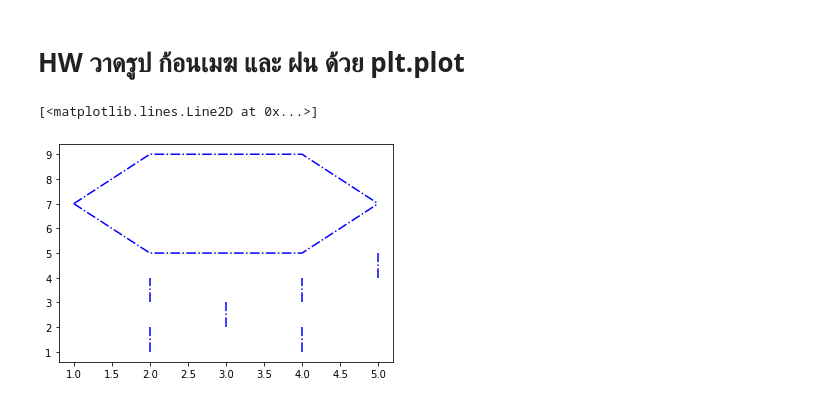
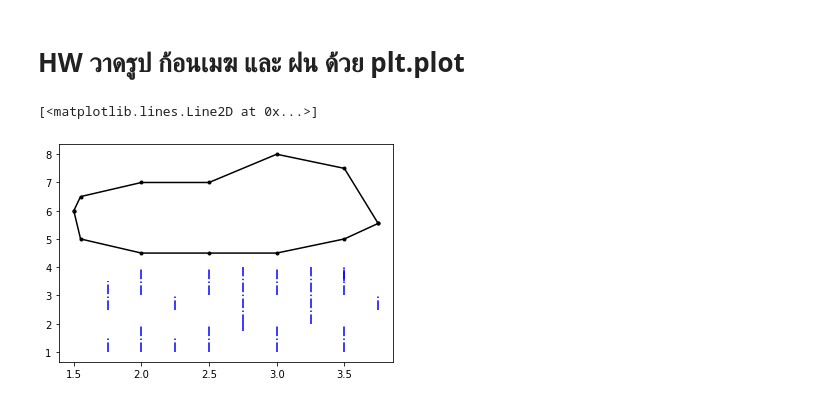
Before and after one commit to Jennapa-colab/data_viz_2022, a Jupyter notebook: DataViz04_Data_Comparison.ipynb, the cells around one changed output. Drawn from its saved outputs; the diff is of its cells as text; code cells hidden in the pictures.

Commit message:
Complete HW วาดรูป ก้อนเมฆ และ ฝน ด้วย plt.plot

```diff
--- a/DataViz04_Data_Comparison.ipynb
+++ b/DataViz04_Data_Comparison.ipynb
@@ -138,17 +138,27 @@ plt.ylabel('size (cm)'); # เติมชื่อ แกน y
 [figure]
 # %% [markdown]
 # HW วาดรูป ก้อนเมฆ และ ฝน ด้วย plt.plot
-# %%
-# ฝน
-plt.plot([2,2],[1,2],'b-.')
-plt.plot([2,2],[3,4],'b-.')
-plt.plot([3,3],[2,3],'b-.')
-plt.plot([4,4],[1,2],'b-.')
-plt.plot([4,4],[3,4],'b-.')
-plt.plot([5,5],[4,5],'b-.')
-# ก้อนเมฆ
-plt.plot([1,2,3,4,5],[7,5,5,5,7],'b-.')
-plt.plot([1,2,3,4,5],[7,9,9,9,7],'b-.')
-# %% [output]
-[<matplotlib.lines.Line2D at 0x...>]
-[figure, removed]
+# %%
+plt.plot([2,2],[1,2],'b-.')
+plt.plot([2,2],[3,4],'b-.')
+plt.plot([3,3],[3,4],'b-.')
+plt.plot([3,3],[1,2],'b-.')
+plt.plot([3.5,3.5],[3,4],'b-.')
+plt.plot([3.5,3.5],[3.5,4],'b-.')
+plt.plot([3.5,3.5],[1,2],'b-.')
+plt.plot([2.5,2.5],[1,2],'b-.')
+plt.plot([2.5,2.5],[3,4],'b-.')
+plt.plot([1.75,1.75],[2.5,3.5],'b-.')
+plt.plot([3.75,3.75],[2.5,3],'b-.')
+plt.plot([2.25,2.25],[2.5,3],'b-.')
+plt.plot([2.25,2.25],[1,1.5],'b-.')
+plt.plot([2.75,2.75],[2,4],'b-.')
+plt.plot([2.75,2.75],[1.75,2],'b-.')
+plt.plot([1.75,1.75],[1,1.5],'b-.')
+plt.plot([3.25,3.25],[2,4],'b-.')
+# ก้อนเมฆ
+plt.plot([1.5,1.55,2,2.5,3,3.5,3.75],[6,5,4.5,4.5,4.5,5,5.55],'k.-')
+plt.plot([1.5,1.55,2,2.5,3,3.5,3.75],[6,6.5,7,7,8,7.5,5.55],'k.-')
+# %% [output]
+[<matplotlib.lines.Line2D at 0x...>]
+[figure, added]
```
